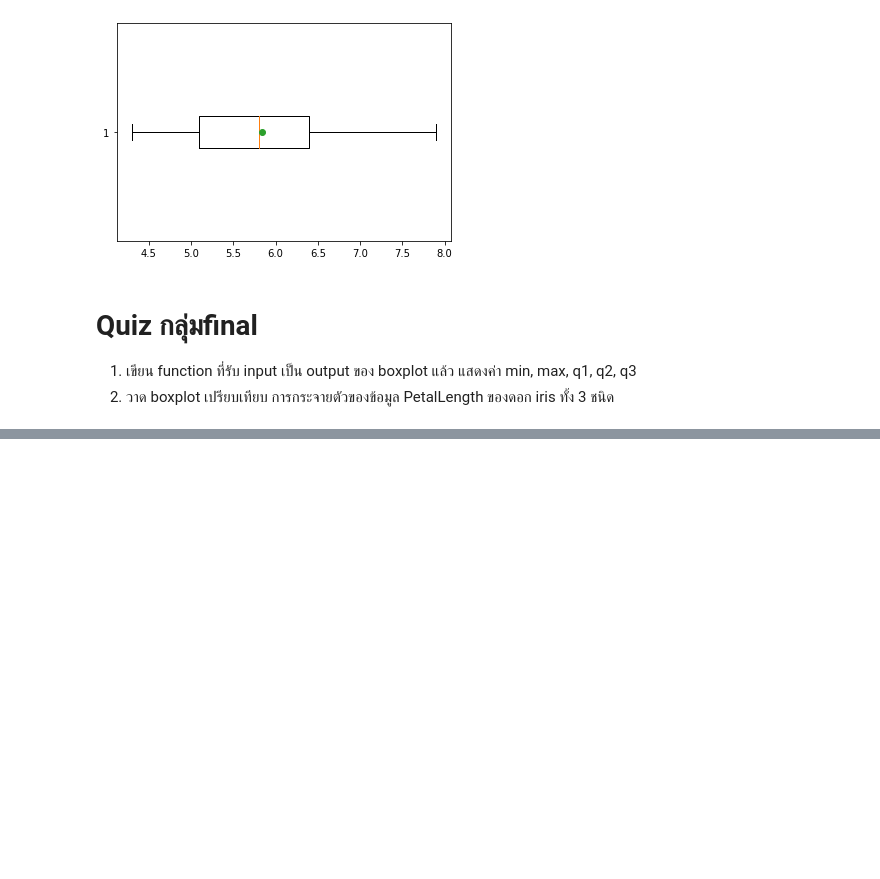
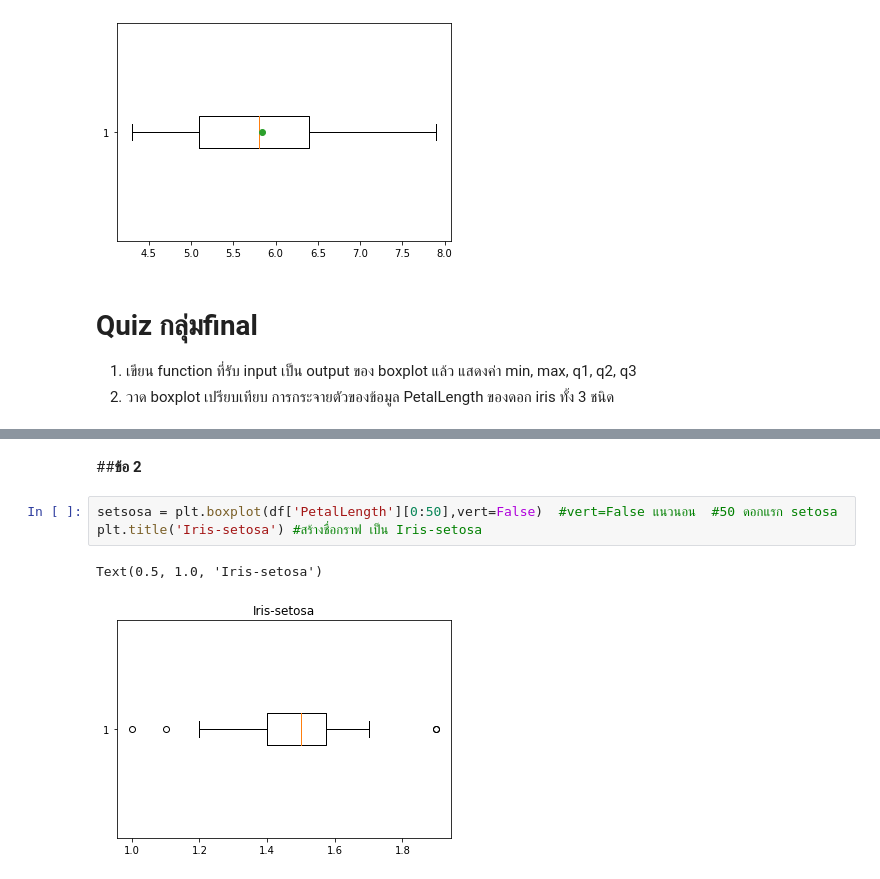
Before and after one commit to ploybongkot/data_viz_2022, a Jupyter notebook: DataViz02_Data_Distribution.ipynb, the cells around one changed output, grey strips where cells are left out. Saved outputs shown, nothing was run; the diff lists cells and outputs as text; blank space fills up the shorter version.

```diff
--- a/DataViz02_Data_Distribution.ipynb
+++ b/DataViz02_Data_Distribution.ipynb
@@ -292,0 +351,8 @@ plt.boxplot(df['SepalLength'],vert=False,showmeans=True,meanprops={'marker':'o'}
+# %% [markdown]
+##**ข้อ 2**
+# %%
+setsosa = plt.boxplot(df['PetalLength'][0:50],vert=False)  #vert=False แนวนอน  #50 ดอกแรก setosa
+plt.title('Iris-setosa') #สร้างชื่อกราฟ เป็น Iris-setosa
+# %% [output]
+Text(0.5, 1.0, 'Iris-setosa')
+[figure, added]
```
Also changed, not shown: parts of 11 cells of this notebook.
